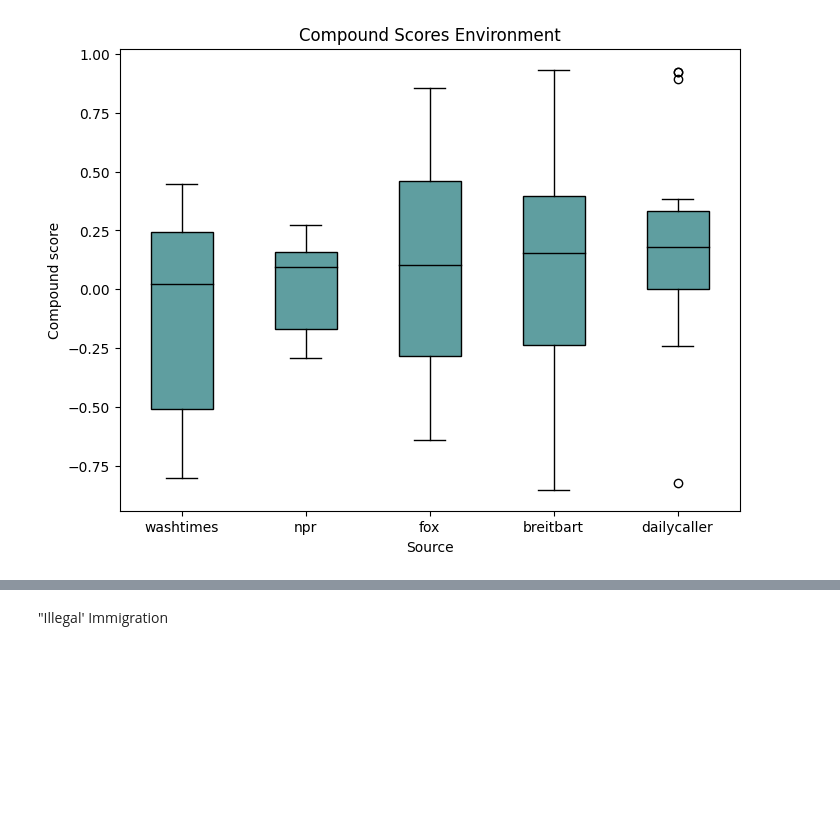
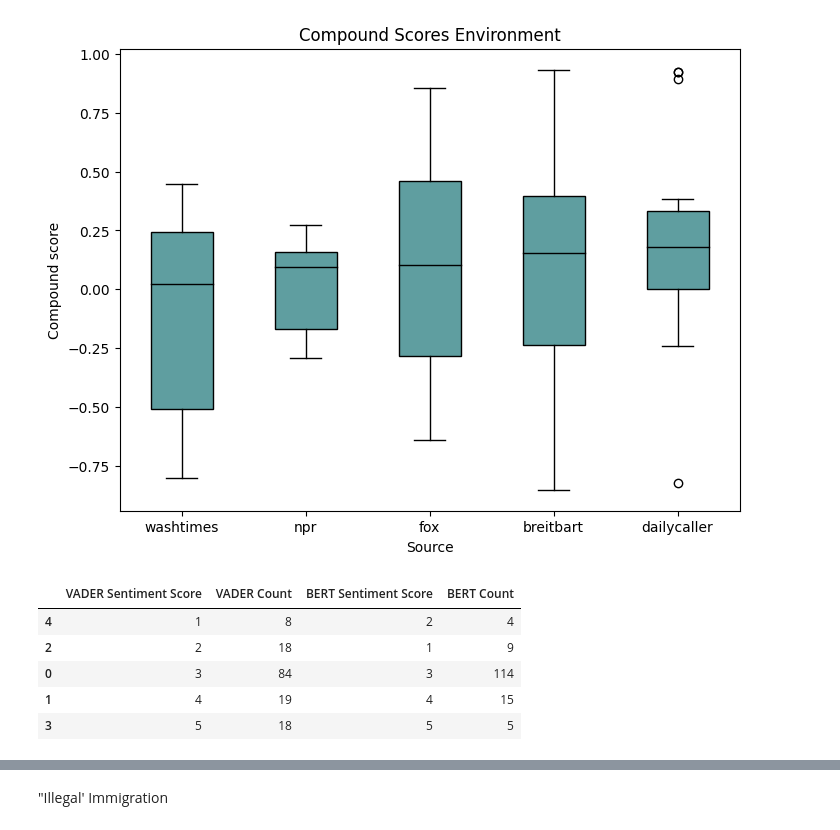
Before and after one commit to meganhmoore/LingoQuartet, a Jupyter notebook: notebooks/lisette_cluster_analysis.ipynb, the cells around one changed output, grey strips where cells are left out. Drawn from its saved outputs; the diff is of its cells as text; code cells hidden in the pictures; blank space fills up the shorter version.

```diff
--- a/notebooks/lisette_cluster_analysis.ipynb
+++ b/notebooks/lisette_cluster_analysis.ipynb
@@ -542,3 +562,25 @@ plt.title("Compound Scores Environment")
 plt.show()
 # %% [output]
 [figure]
+# %%
+# Get counts for each unique value in the 'Category' column
+vader_value_counts = env['vader_sentiment_score'].value_counts()
+bert_value_counts = env['bert_sentiment_score'].value_counts()
+
+# Create a new DataFrame to represent the table
+table_df = pd.DataFrame({'VADER Sentiment Score': vader_value_counts.index, 'VADER Count': vader_value_counts.values})
+
+table_df['BERT Sentiment Score'] = bert_value_counts.index
+table_df['BERT Count'] = bert_value_counts.values
+
+
+# Display the resulting table
+table_df = table_df.sort_values(by='VADER Sentiment Score')
+table_df
+# %% [output]
+|  | VADER Sentiment Score | VADER Count | BERT Sentiment Score | BERT Count |
+| 4 | 1 | 8 | 2 | 4 |
+| 2 | 2 | 18 | 1 | 9 |
+| 0 | 3 | 84 | 3 | 114 |
+| 1 | 4 | 19 | 4 | 15 |
+| 3 | 5 | 18 | 5 | 5 |
```
Also changed, not shown: parts of 28 cells of this notebook.
